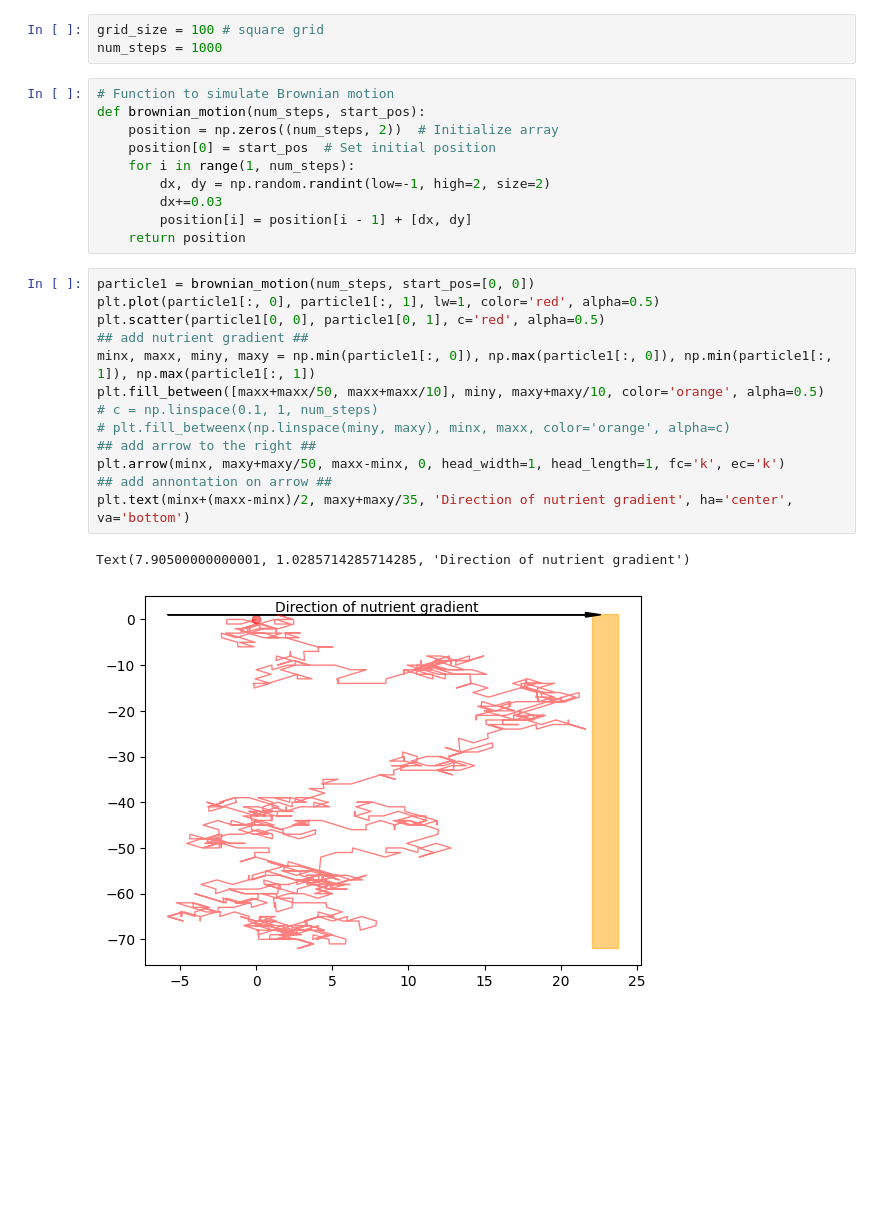
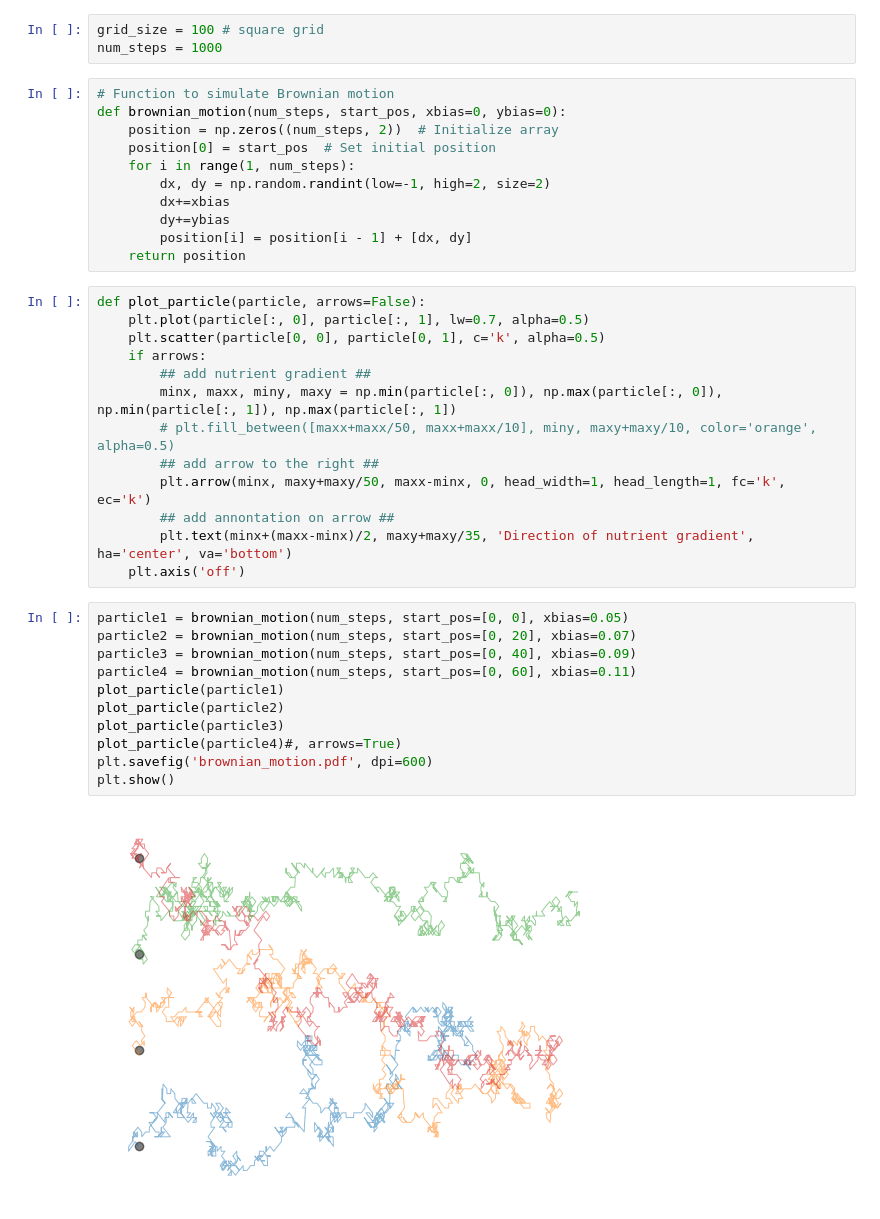
Before and after one commit to isabelnic/Photography, a Jupyter notebook: BM_plot.ipynb, the cells around one changed output. Saved outputs shown, nothing was run; the diff lists cells and outputs as text; blank space fills up the shorter version.

```diff
--- a/BM_plot.ipynb
+++ b/BM_plot.ipynb
@@ -9,27 +9,38 @@ grid_size = 100 # square grid
 num_steps = 1000
 # %%
 # Function to simulate Brownian motion
-def brownian_motion(num_steps, start_pos):
+def brownian_motion(num_steps, start_pos, xbias=0, ybias=0):
     position = np.zeros((num_steps, 2))  # Initialize array
     position[0] = start_pos  # Set initial position
     for i in range(1, num_steps):
         dx, dy = np.random.randint(low=-1, high=2, size=2)
-        dx+=0.03
+        dx+=xbias
+        dy+=ybias
         position[i] = position[i - 1] + [dx, dy]
     return position
 # %%
-particle1 = brownian_motion(num_steps, start_pos=[0, 0])
-plt.plot(particle1[:, 0], particle1[:, 1], lw=1, color='red', alpha=0.5)
-plt.scatter(particle1[0, 0], particle1[0, 1], c='red', alpha=0.5)
-## add nutrient gradient ##
-minx, maxx, miny, maxy = np.min(particle1[:, 0]), np.max(particle1[:, 0]), np.min(particle1[:, 1]), np.max(particle1[:, 1])
-plt.fill_between([maxx+maxx/50, maxx+maxx/10], miny, maxy+maxy/10, color='orange', alpha=0.5)
-# c = np.linspace(0.1, 1, num_steps)
-# plt.fill_betweenx(np.linspace(miny, maxy), minx, maxx, color='orange', alpha=c)
-## add arrow to the right ##
-plt.arrow(minx, maxy+maxy/50, maxx-minx, 0, head_width=1, head_length=1, fc='k', ec='k')
-## add annontation on arrow ##
-plt.text(minx+(maxx-minx)/2, maxy+maxy/35, 'Direction of nutrient gradient', ha='center', va='bottom')
+def plot_particle(particle, arrows=False):
+    plt.plot(particle[:, 0], particle[:, 1], lw=0.7, alpha=0.5)
+    plt.scatter(particle[0, 0], particle[0, 1], c='k', alpha=0.5)
+    if arrows:
+        ## add nutrient gradient ##
+        minx, maxx, miny, maxy = np.min(particle[:, 0]), np.max(particle[:, 0]), np.min(particle[:, 1]), np.max(particle[:, 1])
+        # plt.fill_between([maxx+maxx/50, maxx+maxx/10], miny, maxy+maxy/10, color='orange', alpha=0.5)
+        ## add arrow to the right ##
+        plt.arrow(minx, maxy+maxy/50, maxx-minx, 0, head_width=1, head_length=1, fc='k', ec='k')
+        ## add annontation on arrow ##
+        plt.text(minx+(maxx-minx)/2, maxy+maxy/35, 'Direction of nutrient gradient', ha='center', va='bottom')
+    plt.axis('off')
-# %% [output]
-Text(7.90500000000001, 1.0285714285714285, 'Direction of nutrient gradient')
-[figure, removed]
+# %%
+particle1 = brownian_motion(num_steps, start_pos=[0, 0], xbias=0.05)
+particle2 = brownian_motion(num_steps, start_pos=[0, 20], xbias=0.07)
+particle3 = brownian_motion(num_steps, start_pos=[0, 40], xbias=0.09)
+particle4 = brownian_motion(num_steps, start_pos=[0, 60], xbias=0.11)
+plot_particle(particle1)
+plot_particle(particle2)
+plot_particle(particle3)
+plot_particle(particle4)#, arrows=True)
+plt.savefig('brownian_motion.pdf', dpi=600)
+plt.show()
+# %% [output]
+[figure, added]
```
Also changed, not shown: 1 other file.
